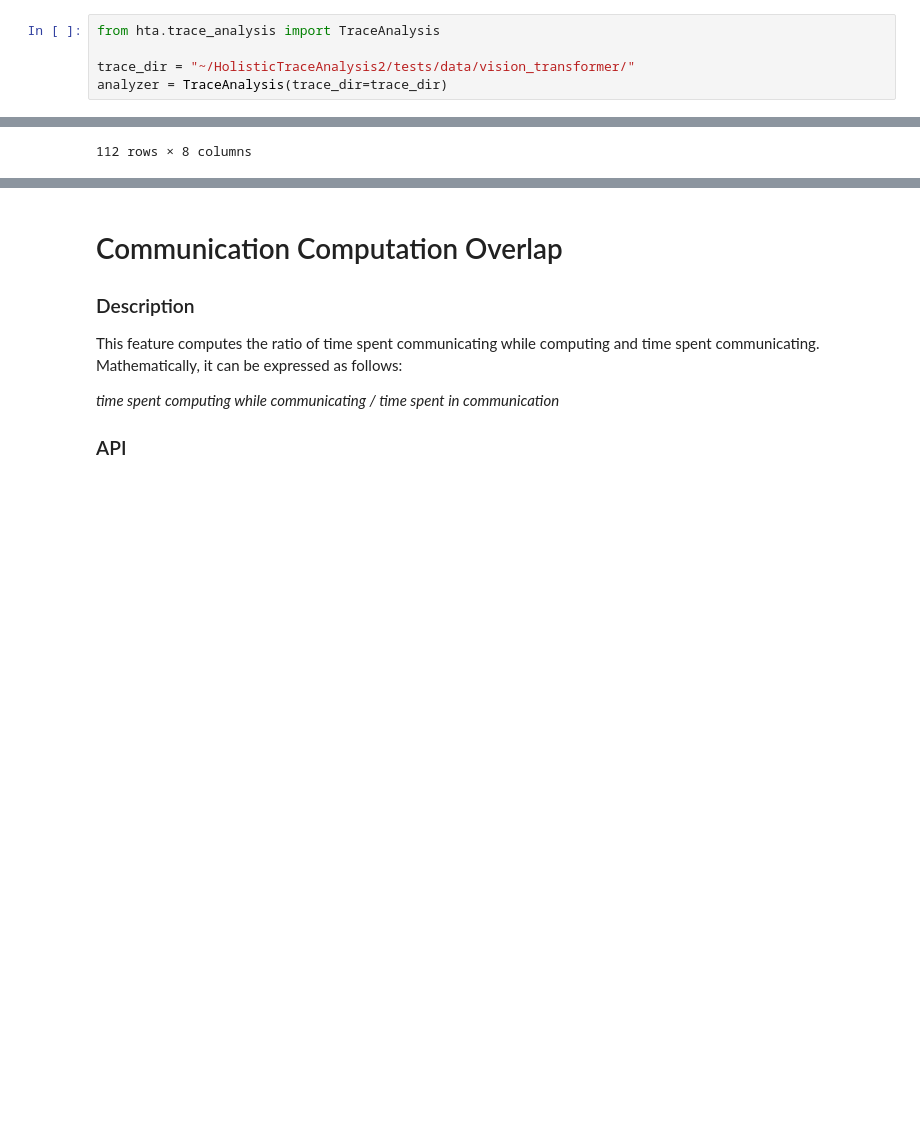
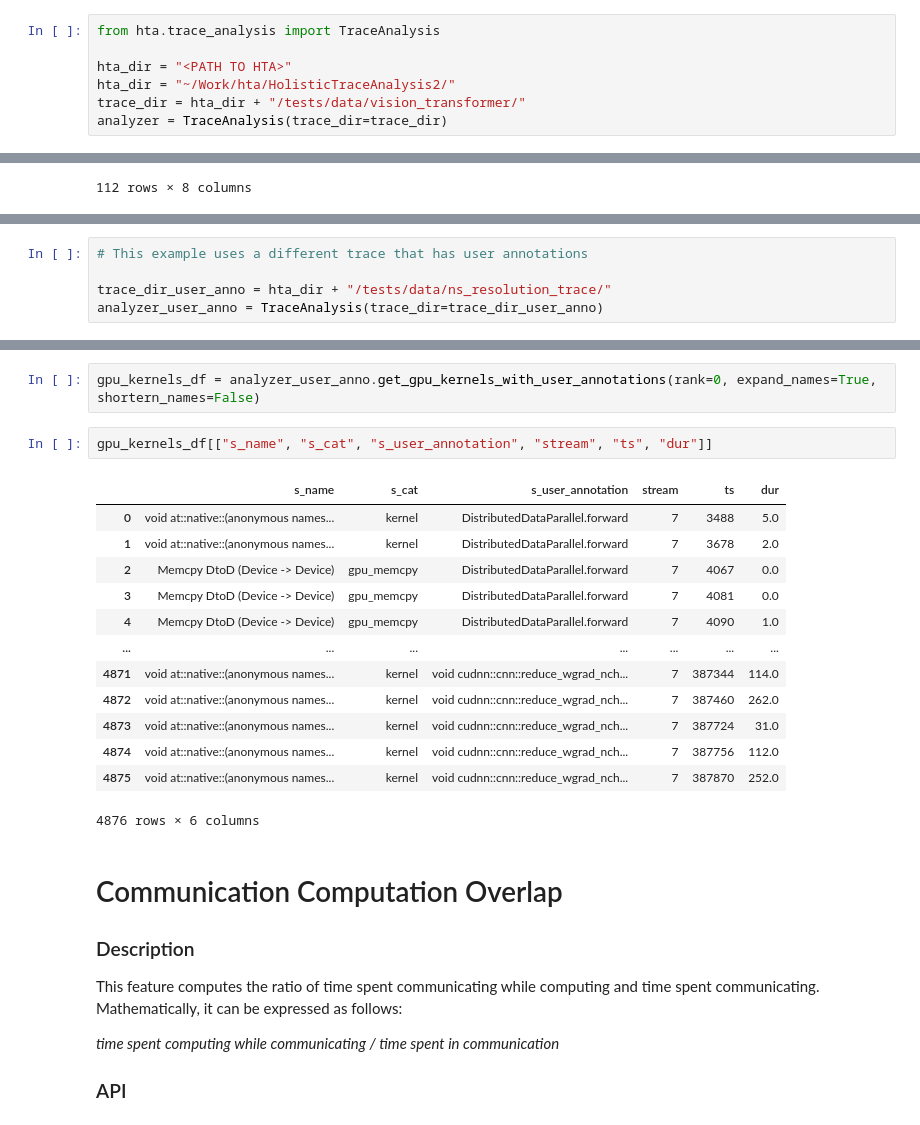
Before and after one commit to facebookresearch/HolisticTraceAnalysis, a Jupyter notebook: examples/trace_analysis_demo.ipynb, the cells around one changed output, grey strips where cells are left out. Saved outputs shown, nothing was run; the diff lists cells and outputs as text; blank space fills up the shorter version.

Commit message:
add example

```diff
--- a/examples/trace_analysis_demo.ipynb
+++ b/examples/trace_analysis_demo.ipynb
@@ -11,6 +11,8 @@ In this demo we use 8 trace files. To run this demo notebook on your laptop
 # %%
 from hta.trace_analysis import TraceAnalysis
 
-trace_dir = "~/HolisticTraceAnalysis2/tests/data/vision_transformer/"
+hta_dir = "<PATH TO HTA>"
+hta_dir = "~/Work/hta/HolisticTraceAnalysis2/"
+trace_dir = hta_dir + "/tests/data/vision_transformer/"
 analyzer = TraceAnalysis(trace_dir=trace_dir)
 # %% [output]
@@ -114,0 +159,5 @@ kernel_metrics_df
+# %%
+# This example uses a different trace that has user annotations
+
+trace_dir_user_anno = hta_dir + "/tests/data/ns_resolution_trace/"
+analyzer_user_anno = TraceAnalysis(trace_dir=trace_dir_user_anno)
@@ -115,3 +171,21 @@ kernel_metrics_df
+# %%
+gpu_kernels_df = analyzer_user_anno.get_gpu_kernels_with_user_annotations(rank=0, expand_names=True, shortern_names=False)
+# %%
+gpu_kernels_df[["s_name", "s_cat", "s_user_annotation", "stream", "ts", "dur"]]
+# %% [output]
+|  | s_name | s_cat | s_user_annotation | stream | ts | dur |
+| 0 | void at::native::(anonymous names... | kernel | DistributedDataParallel.forward | 7 | 3488 | 5.0 |
+| 1 | void at::native::(anonymous names... | kernel | DistributedDataParallel.forward | 7 | 3678 | 2.0 |
+| 2 | Memcpy DtoD (Device -> Device) | gpu_memcpy | DistributedDataParallel.forward | 7 | 4067 | 0.0 |
+| 3 | Memcpy DtoD (Device -> Device) | gpu_memcpy | DistributedDataParallel.forward | 7 | 4081 | 0.0 |
+| 4 | Memcpy DtoD (Device -> Device) | gpu_memcpy | DistributedDataParallel.forward | 7 | 4090 | 1.0 |
+| ... | ... | ... | ... | ... | ... | ... |
+| 4871 | void at::native::(anonymous names... | kernel | void cudnn::cnn::reduce_wgrad_nch... | 7 | 387344 | 114.0 |
+| 4872 | void at::native::(anonymous names... | kernel | void cudnn::cnn::reduce_wgrad_nch... | 7 | 387460 | 262.0 |
+| 4873 | void at::native::(anonymous names... | kernel | void cudnn::cnn::reduce_wgrad_nch... | 7 | 387724 | 31.0 |
+| 4874 | void at::native::(anonymous names... | kernel | void cudnn::cnn::reduce_wgrad_nch... | 7 | 387756 | 112.0 |
+| 4875 | void at::native::(anonymous names... | kernel | void cudnn::cnn::reduce_wgrad_nch... | 7 | 387870 | 252.0 |
+4876 rows × 6 columns
 # %% [markdown]
 # Communication Computation Overlap
 
```
Also changed, not shown: parts of 6 cells of this notebook, 1 other file.
